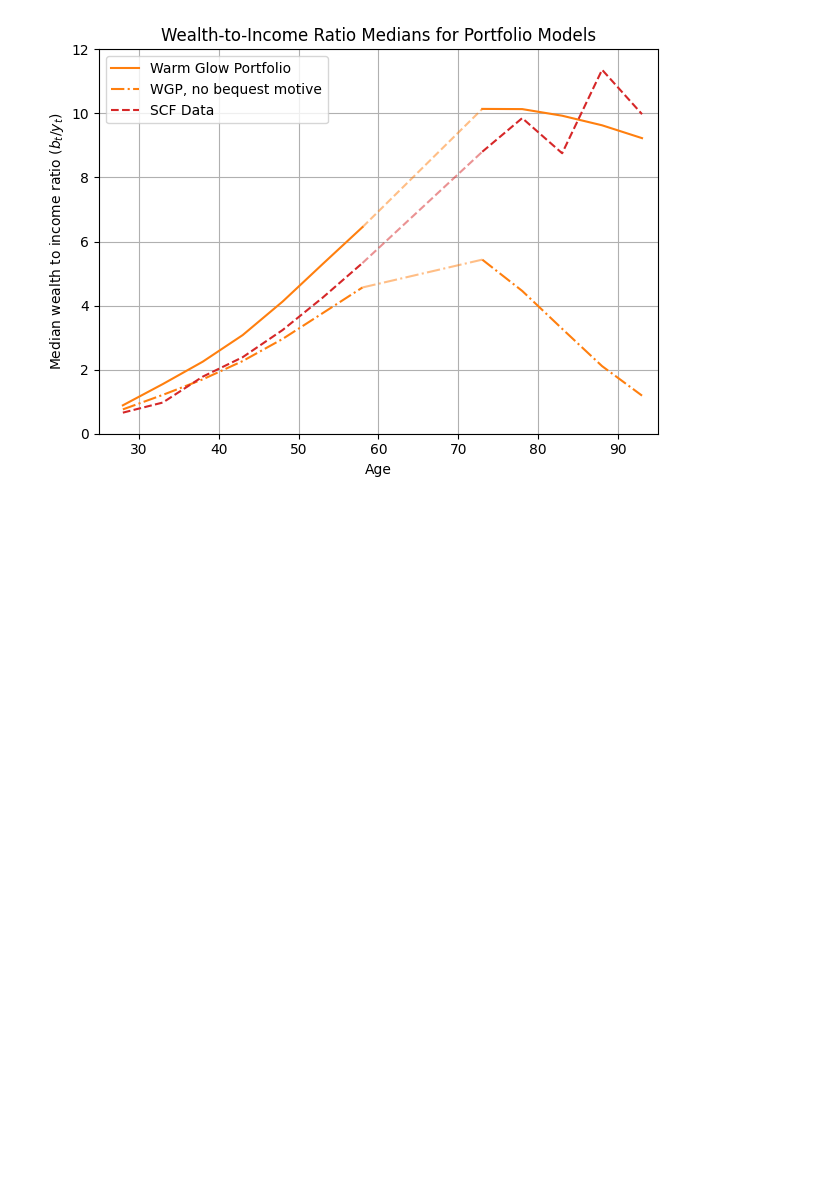
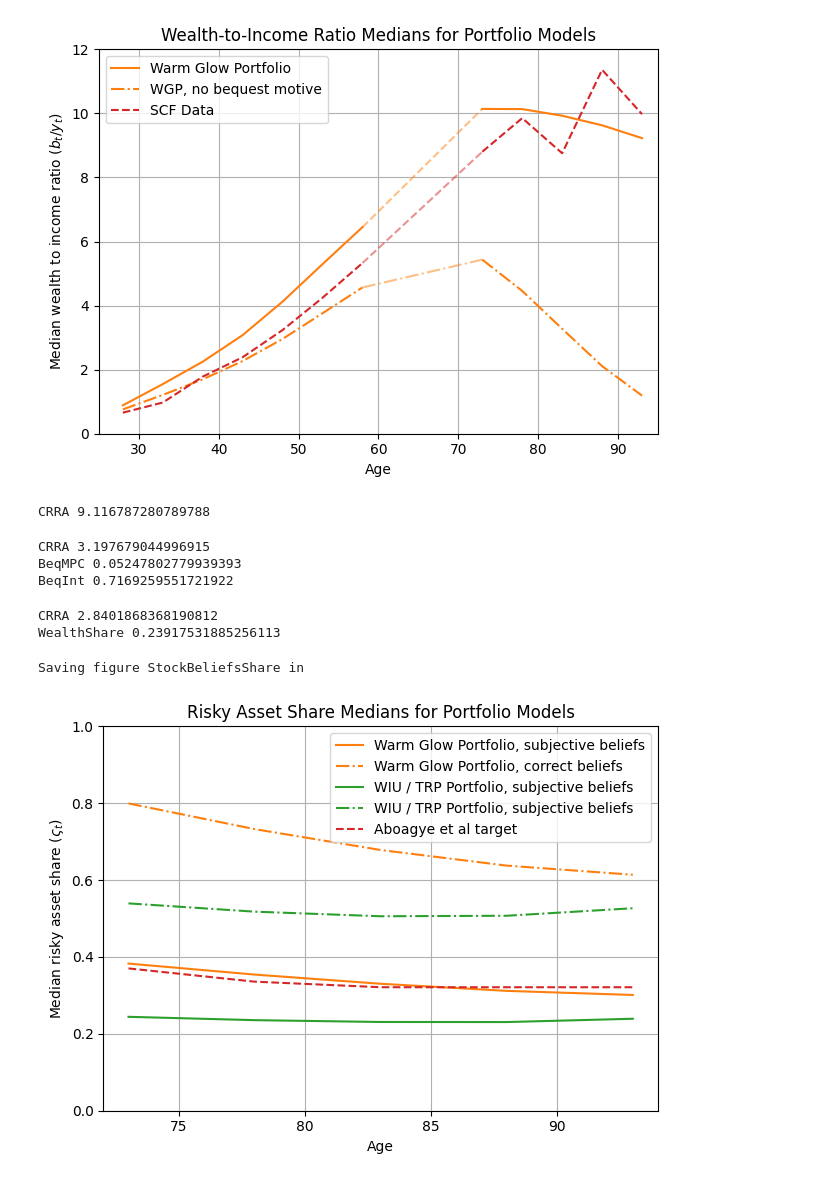
Before and after one commit to econ-ark/Life-Cycle-Prime-Time, a Jupyter notebook: src/notebooks/Model_Comparisons.ipynb, the cells around one changed output. Cells and saved outputs as stored; diff of their text form; code cells hidden in the pictures; blank space fills up the shorter version.

Commit message:
Add subsection on subjective stock beliefs

```diff
--- a/src/notebooks/Model_Comparisons.ipynb
+++ b/src/notebooks/Model_Comparisons.ipynb
@@ -181,3 +181,80 @@ make_figs("StrongBequestMotive", True, True, target_dir="")
 # %% [output]
 Saving figure StrongBequestMotive in
 [figure]
+# %%
+csv_file_path = results_dir + "PortfolioW(Stock)_estimate_results.csv"
+res = pd.read_csv(csv_file_path, header=None)
+res = res.set_index(res.columns[0])[res.columns[1]].to_dict()
+portfolio_stock_agent, emp_moments, weights, obj_func_portfolio_stock, sim_func_portfolio_stock, plot_portfolio_stock = prepare_model("Portfolio(Stock)", ["CRRA"])
+portfolio_stock_est_params = [float(res["CRRA"])]
+print("CRRA", portfolio_stock_est_params[0])
+# %% [output]
+CRRA 9.116787280789788
+# %%
+csv_file_path = results_dir + "WarmGlowPortfolioW(Stock)_estimate_results.csv"
+res = pd.read_csv(csv_file_path, header=None)
+res = res.set_index(res.columns[0])[res.columns[1]].to_dict()
+warmglow_stock_agent, emp_moments, weights, obj_func_warmglow_stock, sim_func_warmglow_stock, plot_warmglow_stock = prepare_model("WarmGlowPortfolio(Stock)", ["CRRA", "BeqMPC", "BeqInt"])
+warmglow_stock_est_params = [float(res["CRRA"]), float(res["BeqMPC"]), float(res["BeqInt"])]
+print("CRRA", warmglow_stock_est_params[0])
+print("BeqMPC", warmglow_stock_est_params[1])
+print("BeqInt", warmglow_stock_est_params[2])
+# %% [output]
+CRRA 3.197679044996915
+BeqMPC 0.05247802779939393
+BeqInt 0.7169259551721922
+# %%
+csv_file_path = results_dir + "WealthPortfolioW(Stock)_estimate_results.csv"
+res = pd.read_csv(csv_file_path, header=None)
+res = res.set_index(res.columns[0])[res.columns[1]].to_dict()
+trp_stock_agent, emp_moments, weights, obj_func_trp_stock, sim_func_trp_stock, plot_trp_stock = prepare_model("WealthPortfolio(Stock)", ["CRRA", "WealthShare"])
+trp_stock_est_params = [float(res["CRRA"]), float(res["WealthShare"])]
+print("CRRA", trp_stock_est_params[0])
+print("WealthShare", trp_stock_est_params[1])
+# %% [output]
+CRRA 2.8401868368190812
+WealthShare 0.23917531885256113
+# %%
+port_stock_sim_moments = sim_func_portfolio_stock(portfolio_stock_est_params)
+warmglow_stock_sim_moments = sim_func_warmglow_stock(warmglow_stock_est_params)
+trp_stock_sim_moments = sim_func_trp_stock(trp_stock_est_params)
+
+portfolio_stock_wealth_moments = convert_wealth_moments_to_vec(port_stock_sim_moments)
+warmglow_stock_wealth_moments = convert_wealth_moments_to_vec(warmglow_stock_sim_moments)
+trp_stock_wealth_moments = convert_wealth_moments_to_vec(trp_stock_sim_moments)
+portfolio_stock_share_moments = convert_share_moments_to_vec(port_stock_sim_moments)
+warmglow_stock_share_moments = convert_share_moments_to_vec(warmglow_stock_sim_moments)
+trp_stock_share_moments = convert_share_moments_to_vec(trp_stock_sim_moments)
+# %%
+port_alt_sim_moments = sim_func_portfolio(portfolio_stock_est_params)
+warmglow_alt_sim_moments = sim_func_warmglow(warmglow_stock_est_params)
+trp_alt_sim_moments = sim_func_trp(trp_stock_est_params)
+
+portfolio_alt_wealth_moments = convert_wealth_moments_to_vec(port_alt_sim_moments)
+warmglow_alt_wealth_moments = convert_wealth_moments_to_vec(warmglow_alt_sim_moments)
+trp_alt_wealth_moments = convert_wealth_moments_to_vec(trp_alt_sim_moments)
+portfolio_alt_share_moments = convert_share_moments_to_vec(port_alt_sim_moments)
+warmglow_alt_share_moments = convert_share_moments_to_vec(warmglow_alt_sim_moments)
+trp_alt_share_moments = convert_share_moments_to_vec(trp_alt_sim_moments)
+# %%
+#plt.plot(age_vec_old, portfolio_stock_share_moments, '-', color=colors[0], label="Life-Cycle Portfolio")
+#plt.plot(age_vec_old, portfolio_alt_share_moments, '-.', color=colors[0])
+plt.plot(age_vec_old, warmglow_stock_share_moments, '-', color=colors[1], label="Warm Glow Portfolio, subjective beliefs")
+plt.plot(age_vec_old, warmglow_alt_share_moments, '-.', color=colors[1], label="Warm Glow Portfolio, correct beliefs")
+plt.plot(age_vec_old, trp_stock_share_moments, '-', color=colors[2], label="WIU / TRP Portfolio, subjective beliefs")
+plt.plot(age_vec_old, trp_alt_share_moments, '-.', color=colors[2], label="WIU / TRP Portfolio, subjective beliefs")
+plt.plot(age_vec_old, emp_share_moments, '--', color=colors[3], label="Aboagye et al target")
+
+plt.xlabel('Age')
+plt.ylabel(r"Median risky asset share ($\varsigma_t$)")
+plt.title("Risky Asset Share Medians for Portfolio Models")
+plt.xlim(72, 94)
+plt.xticks([75,80,85,90])
+plt.ylim(0.0, 1.0)
+plt.grid()
+plt.legend()
+plt.tight_layout()
+make_figs("StockBeliefsShare", True, True, target_dir="")
+# %% [output]
+Saving figure StockBeliefsShare in
+[figure, added]
```
Also changed, not shown: parts of 1 cell of this notebook, 21 other files.
